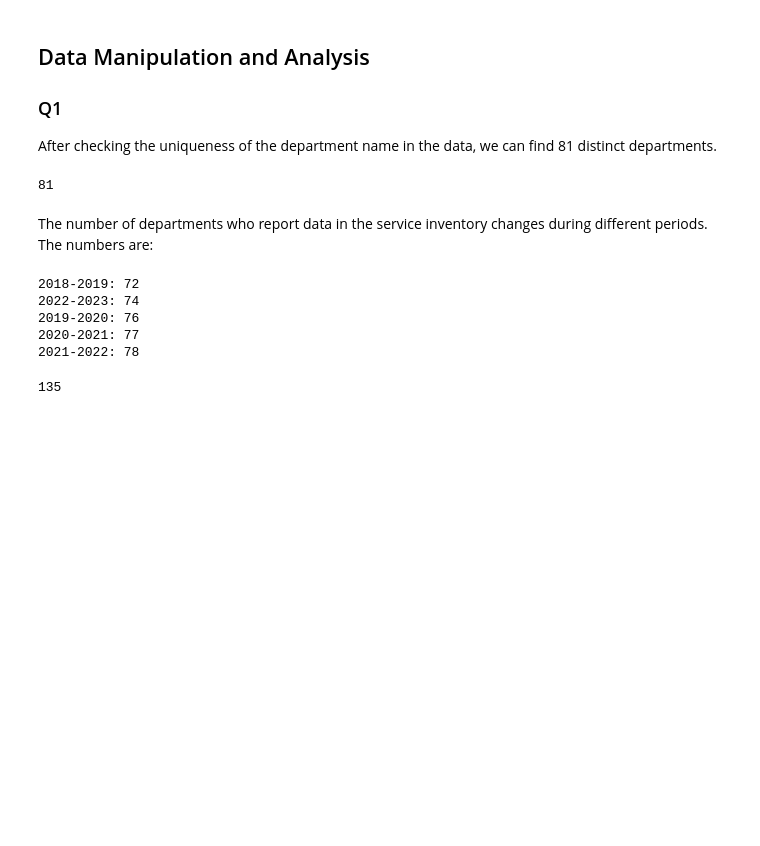
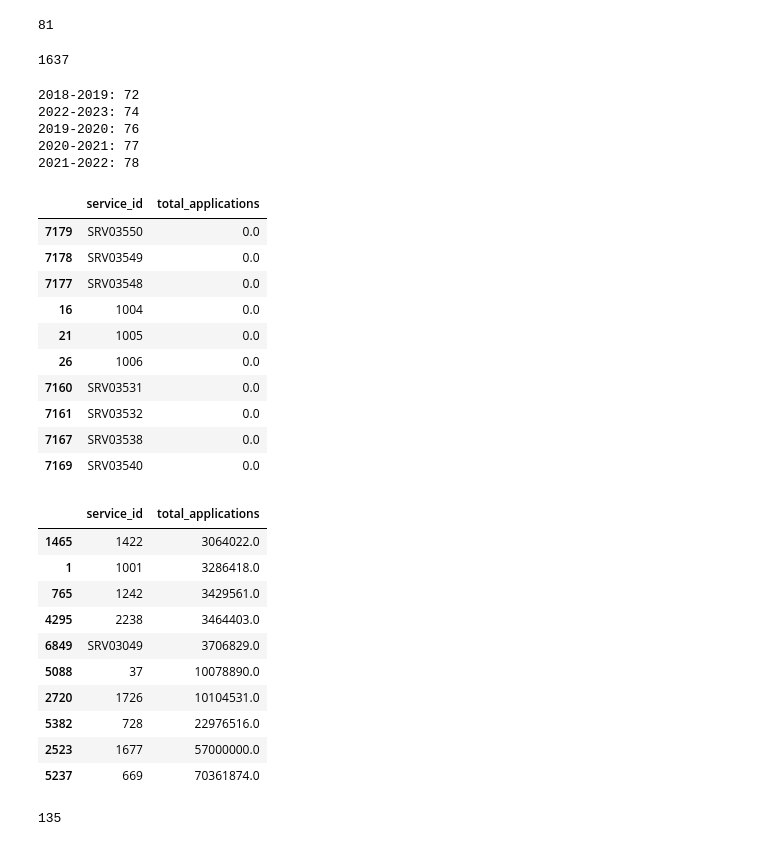
Before and after one commit to TLdgh/ServiceInventory, a Jupyter notebook: Analysis.ipynb, the cells around one changed output. Saved outputs shown, nothing was run; the diff lists cells and outputs as text; code cells hidden in the pictures; blank space fills up the shorter version.

Commit message:
Added more content to report.

```diff
--- a/Analysis.ipynb
+++ b/Analysis.ipynb
@@ -9,19 +9,18 @@ Svc_Std_Result_path=os.path.join(rootwd, "data", "Svc_Std_Result.csv")
 
 Svc_ID_Info=pd.read_csv(Svc_ID_Info_path)
 Svc_Std_Result=pd.read_csv(Svc_Std_Result_path)
-# %% [markdown]
-## Data Manipulation and Analysis
-
-### Q1
-After checking the uniqueness of the department name in the data, we can find 81 distinct departments.
 # %%
 departments=Svc_ID_Info["department_name_en"].unique()
 list(sorted(departments, key=lambda x: x[0])) #visually checking data uniqueness and integrity
 len(departments)
 # %% [output]
 81
-# %% [markdown]
-The number of departments who report data in the service inventory changes during different periods. The numbers are:
+# %%
+Svc22_23 = Svc_ID_Info[Svc_ID_Info["fiscal_yr"]=="2022-2023"]
+len(Svc22_23["service_id"].unique())
+#Svc_ID_Info.iloc[:,0:15]
+# %% [output]
+1637
 # %%
 Year_Depart=Svc_ID_Info[["fiscal_yr", "department_name_en"]]
 
@@ -37,4 +36,32 @@ for key, val in df.items():
 2019-2020: 76
 2020-2021: 77
 2021-2022: 78
+# %%
+res=Svc22_23[["service_id","total_applications"]]
+res=res[res["total_applications"].notna()].sort_values(by="total_applications")
+display(res.head(10))
+display(res.tail(10))
+# %% [output]
+|  | service_id | total_applications |
+| 7179 | SRV03550 | 0.0 |
+| 7178 | SRV03549 | 0.0 |
+| 7177 | SRV03548 | 0.0 |
+| 16 | 1004 | 0.0 |
+| 21 | 1005 | 0.0 |
+| 26 | 1006 | 0.0 |
+| 7160 | SRV03531 | 0.0 |
+| 7161 | SRV03532 | 0.0 |
+| 7167 | SRV03538 | 0.0 |
+| 7169 | SRV03540 | 0.0 |
+|  | service_id | total_applications |
+| 1465 | 1422 | 3064022.0 |
+| 1 | 1001 | 3286418.0 |
+| 765 | 1242 | 3429561.0 |
+| 4295 | 2238 | 3464403.0 |
+| 6849 | SRV03049 | 3706829.0 |
+| 5088 | 37 | 10078890.0 |
+| 2720 | 1726 | 10104531.0 |
+| 5382 | 728 | 22976516.0 |
+| 2523 | 1677 | 57000000.0 |
+| 5237 | 669 | 70361874.0 |
 # %%
```
Also changed, not shown: parts of 2 cells of this notebook, 6 other files.
